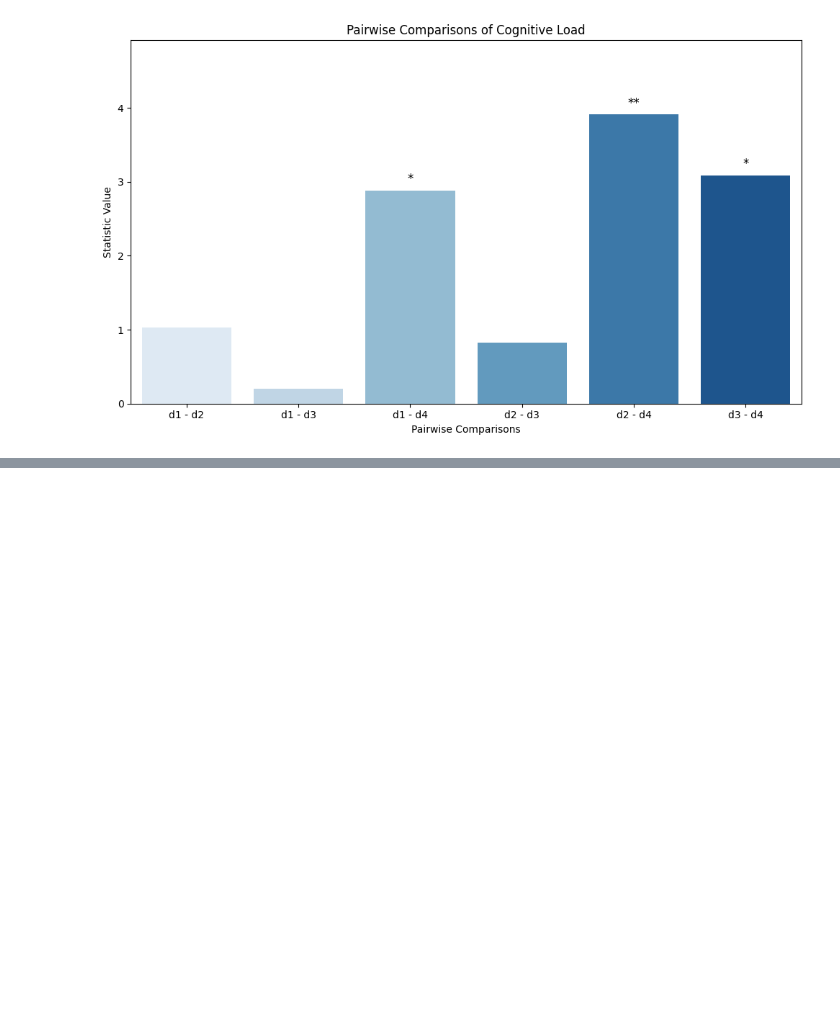
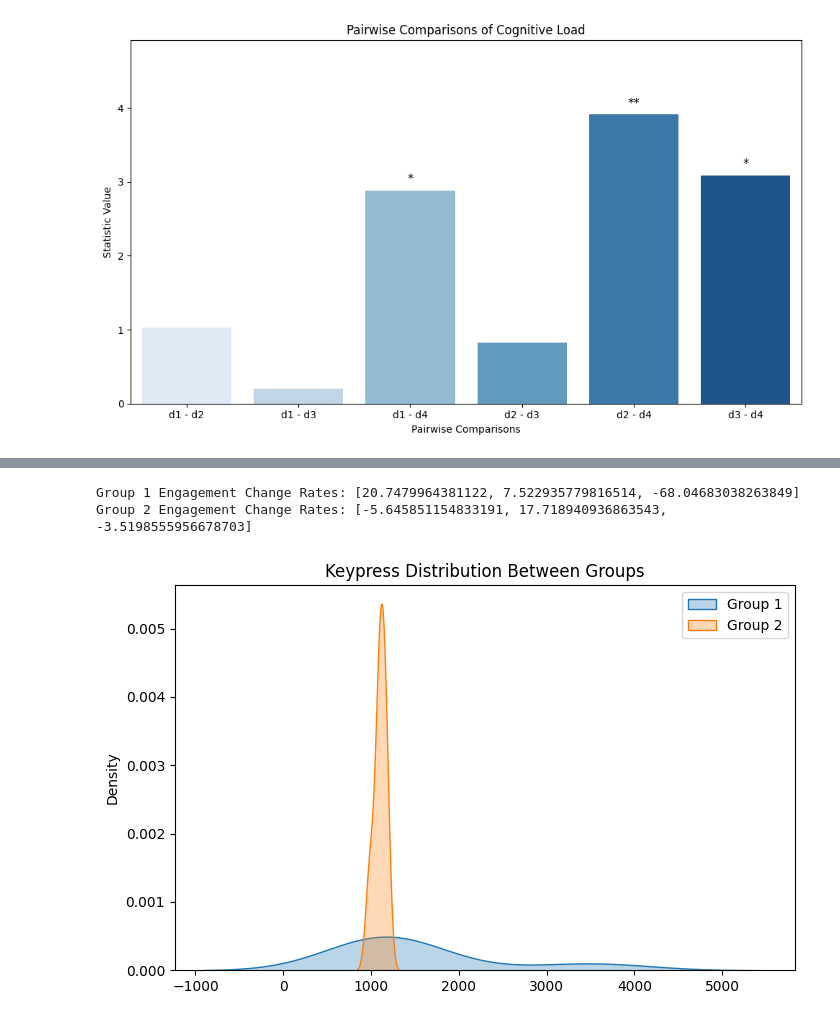
Before and after one commit to jrdndj/ImproVisAR-PilotPlots, a Jupyter notebook: Study3_cog_load_analysis.ipynb, the cells around one changed output, grey strips where cells are left out. Drawn from its saved outputs; the diff is of its cells as text; code cells hidden in the pictures; blank space fills up the shorter version.

```diff
--- a/Study3_cog_load_analysis.ipynb
+++ b/Study3_cog_load_analysis.ipynb
@@ -57,0 +187,23 @@ Passing `palette` without assigning `hue` is deprecated and will be removed in v
+# %%
+# Data
+group1 = [1123, 1356, 1090, 1172, 3502, 1119]
+group2 = [1169, 1103, 982, 1156, 1108, 1069]
+
+group1_deltas = [(d4 - d2) / d2 * 100 for d2, d4 in zip(group1[::2], group1[1::2])]
+group2_deltas = [(d4 - d2) / d2 * 100 for d2, d4 in zip(group2[::2], group2[1::2])]
+
+print("Group 1 Engagement Change Rates:", group1_deltas)
+print("Group 2 Engagement Change Rates:", group2_deltas)
+
+import seaborn as sns
+
+plt.figure(figsize=(8, 5))
+sns.kdeplot(group1, label="Group 1", fill=True, alpha=0.3)
+sns.kdeplot(group2, label="Group 2", fill=True, alpha=0.3)
+plt.title("Keypress Distribution Between Groups")
+plt.legend()
+plt.show()
+# %% [output]
+Group 1 Engagement Change Rates: [20.7479964381122, 7.522935779816514, -68.04683038263849]
+Group 2 Engagement Change Rates: [-5.645851154833191, 17.718940936863543, -3.5198555956678703]
+[figure, added]
```
Also changed, not shown: parts of 9 cells of this notebook.
